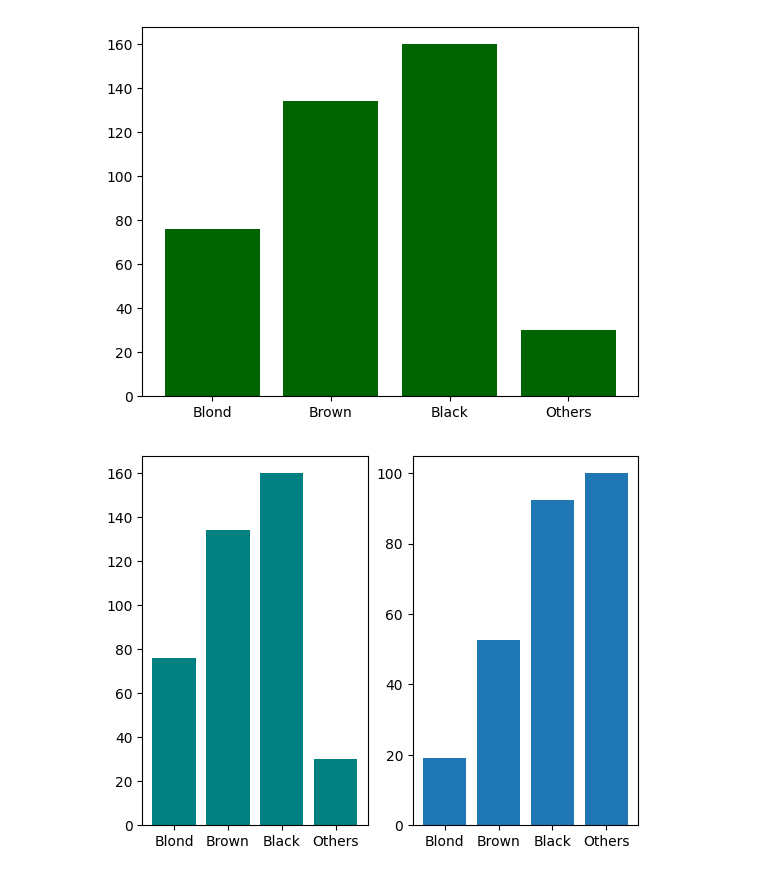
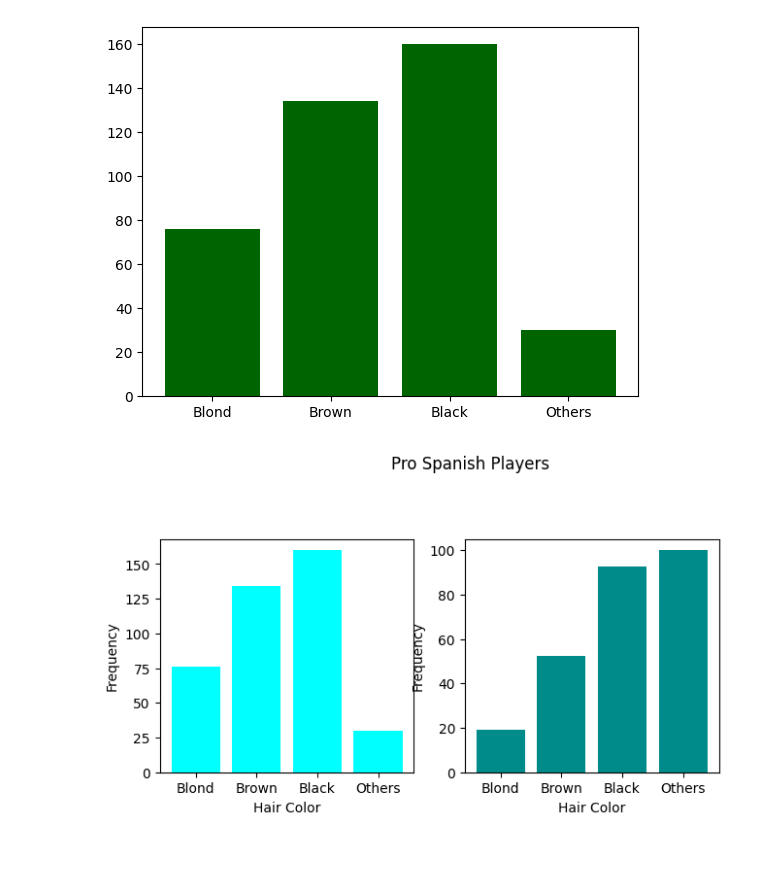
Before and after one commit to mwangisentry-talks/desktop-tutorial, a Jupyter notebook: Stats1.ipynb, the cells around one changed output. Cells and saved outputs as stored; diff of their text form; code cells hidden in the pictures.

```diff
--- a/Stats1.ipynb
+++ b/Stats1.ipynb
@@ -24,13 +24,25 @@ plt.show()
 # %%
 fig = plt.figure()
 
 cum = [19,52.5,92.5,100]
 ax = fig.add_subplot(121)
+
+ax.set_xlabel('Hair Color')
+ax.set_ylabel('Frequency')
+
+print("\n")
+
 ax2 = fig.add_subplot(122)
+ax2.set_xlabel('Hair Color')
+ax2.set_ylabel('Frequency')
 
-ax.bar(hair_color,Frequency, color = 'teal')
-ax2.bar(hair_color, cum, color= )
+plt.suptitle('Pro Spanish Players')
+
+ax.bar(hair_color,Frequency, color = 'cyan')
+ax2.bar(hair_color, cum, color='darkcyan')
+plt.subplots_adjust(0.000000000000035, 0.3, 0.90, 0.8)
+
 
 plt.show()
 # %% [output]
-[figure, old version]
+[figure, new version]
```
Also changed, not shown: parts of 3 cells of this notebook, 1 other file.
